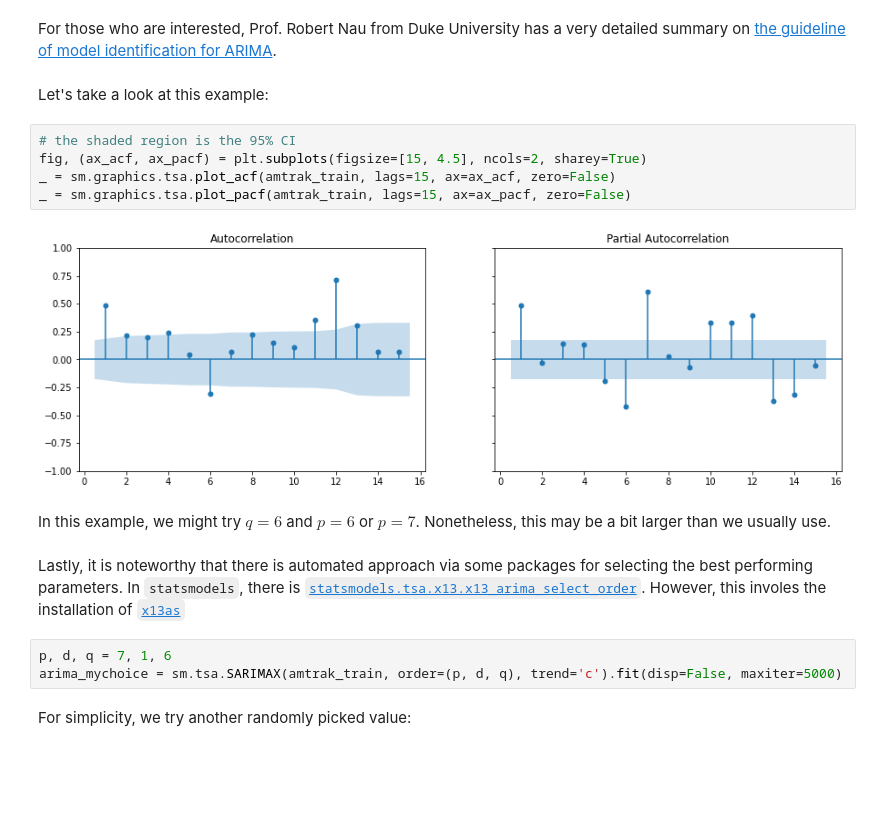
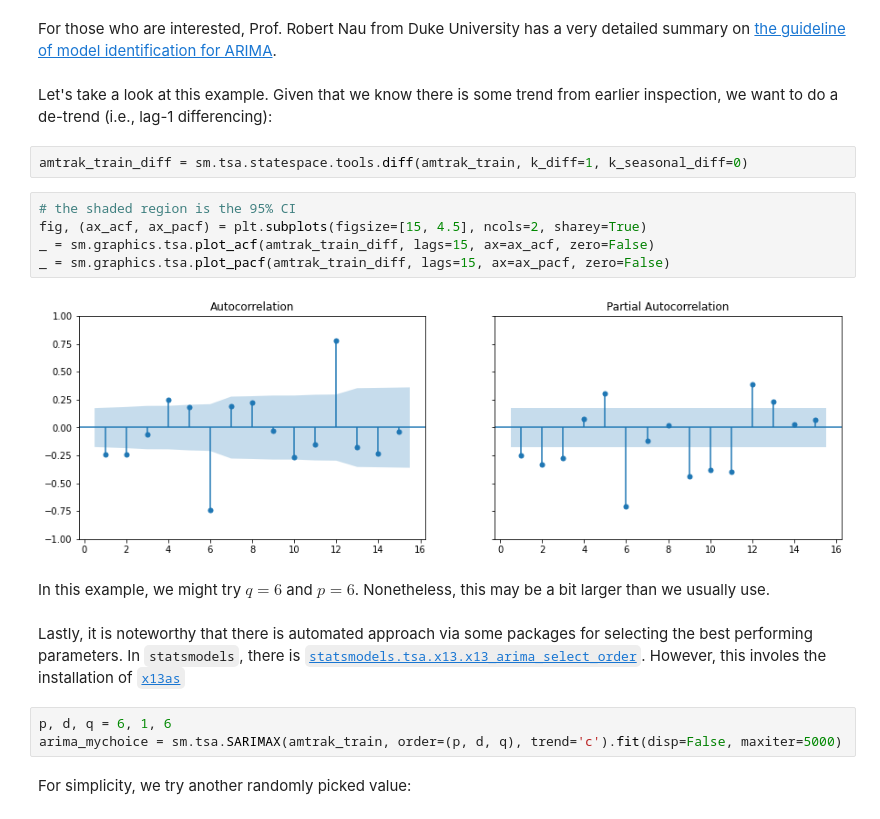
Before and after one commit to zhiyzuo/IS6400-Regression, a Jupyter notebook: Week-8-Time-Series-II-AutoRegression/IS6400-2122B-CityU-IS-Week-8-Time_Series_AutoRegression.ipynb, the cells around one changed output. Drawn from its saved outputs; the diff is of its cells as text; blank space fills up the shorter version.

```diff
--- a/Week-8-Time-Series-II-AutoRegression/IS6400-2122B-CityU-IS-Week-8-Time_Series_AutoRegression.ipynb
+++ b/Week-8-Time-Series-II-AutoRegression/IS6400-2122B-CityU-IS-Week-8-Time_Series_AutoRegression.ipynb
@@ -587,21 +587,23 @@ We now briefly review the ACF/PACF-based approach. These two plots may provide i
 # %% [markdown]
 For those who are interested, Prof. Robert Nau from Duke University has a very detailed summary on [the guideline of model identification for ARIMA](https://people.duke.edu/~rnau/arimrule.htm).
 # %% [markdown]
-Let's take a look at this example:
+Let's take a look at this example. Given that we know there is some trend from earlier inspection, we want to do a de-trend (i.e., lag-1 differencing):
-# %%
-# the shaded region is the 95% CI
-fig, (ax_acf, ax_pacf) = plt.subplots(figsize=[15, 4.5], ncols=2, sharey=True)
-_ = sm.graphics.tsa.plot_acf(amtrak_train, lags=15, ax=ax_acf, zero=False)
-_ = sm.graphics.tsa.plot_pacf(amtrak_train, lags=15, ax=ax_pacf, zero=False)
-# %% [output]
-[figure, removed]
+# %%
+amtrak_train_diff = sm.tsa.statespace.tools.diff(amtrak_train, k_diff=1, k_seasonal_diff=0)
+# %%
+# the shaded region is the 95% CI
+fig, (ax_acf, ax_pacf) = plt.subplots(figsize=[15, 4.5], ncols=2, sharey=True)
+_ = sm.graphics.tsa.plot_acf(amtrak_train_diff, lags=15, ax=ax_acf, zero=False)
+_ = sm.graphics.tsa.plot_pacf(amtrak_train_diff, lags=15, ax=ax_pacf, zero=False)
+# %% [output]
+[figure, added]
 # %% [markdown]
-In this example, we might try $q=6$ and $p=6$ or $p=7$. Nonetheless, this may be a bit larger than we usually use.
+In this example, we might try $q=6$ and $p=6$. Nonetheless, this may be a bit larger than we usually use.
 # %% [markdown]
 Lastly, it is noteworthy that there is automated approach via some packages for selecting the best performing parameters.
 In `statsmodels`, there is [`statsmodels.tsa.x13.x13_arima_select_order`](https://www.statsmodels.org/devel/generated/statsmodels.tsa.x13.x13_arima_select_order.html#statsmodels.tsa.x13.x13_arima_select_order). However, this involes the installation of [`x13as`](https://www.census.gov/data/software/x13as.X-13ARIMA-SEATS.html)
 # %%
-p, d, q = 7, 1, 6
+p, d, q = 6, 1, 6
 arima_mychoice = sm.tsa.SARIMAX(amtrak_train, order=(p, d, q), trend='c').fit(disp=False, maxiter=5000)
 # %% [markdown]
 For simplicity, we try another randomly picked value:
```
Also changed, not shown: parts of 7 cells of this notebook, 3 other files.
